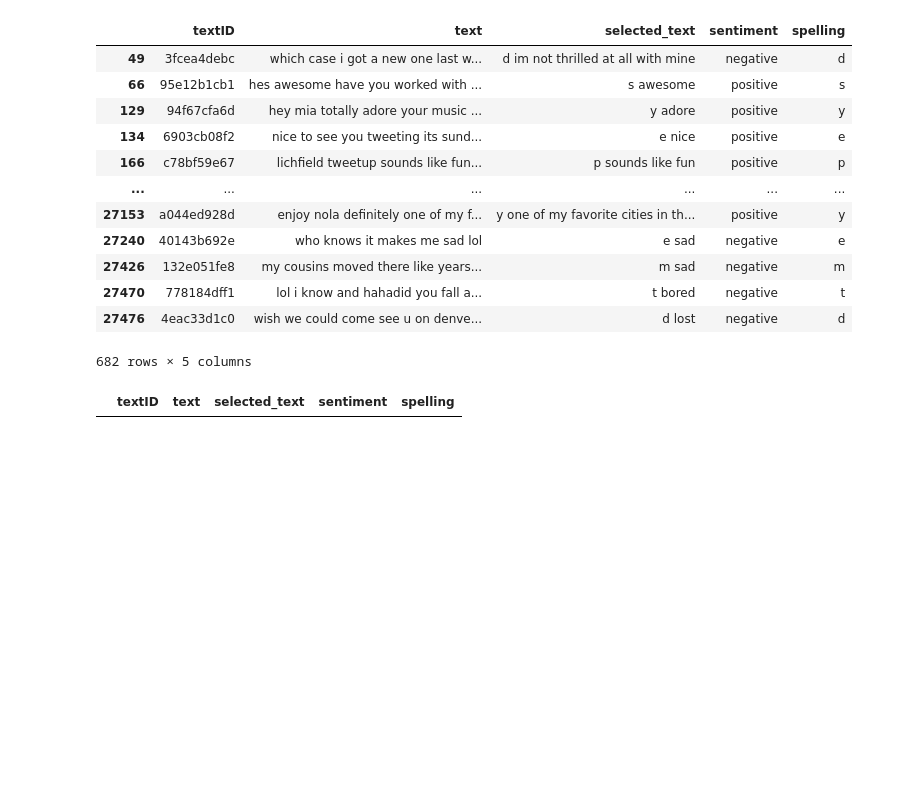
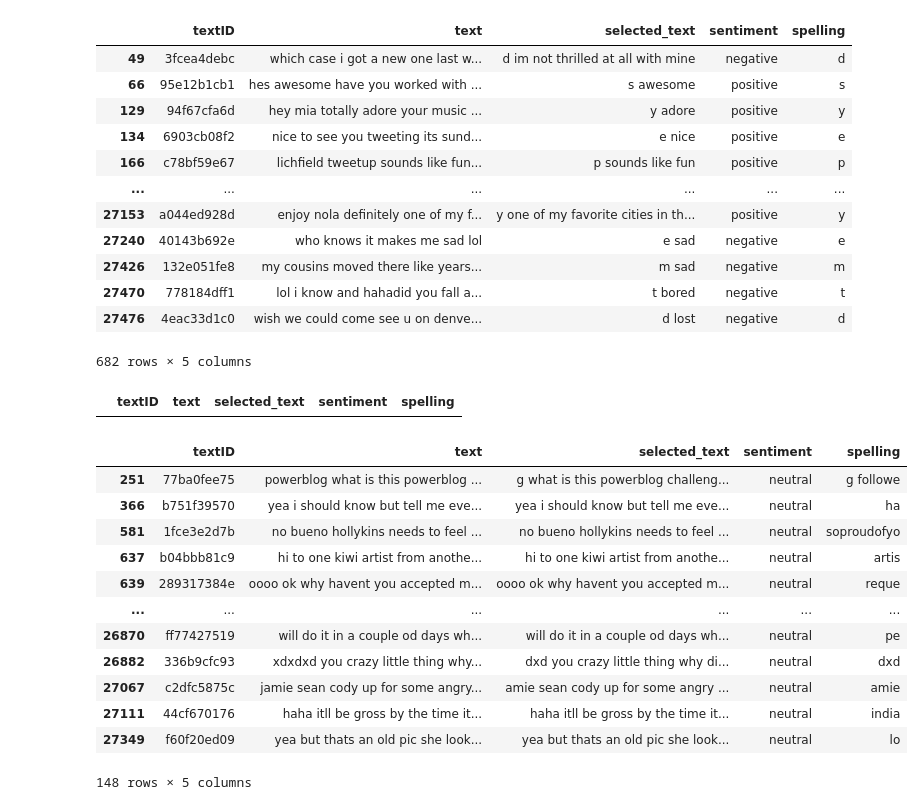
Before and after one commit to methasantosa/KaggleCompetition, a Jupyter notebook: tweet-sentiment-extraction-1.ipynb, the cells around one changed output. Drawn from its saved outputs; the diff is of its cells as text; code cells hidden in the pictures; blank space fills up the shorter version.

Commit message:
Kaggle Notebook | Tweet Sentiment Extraction-1 | Version 6

```diff
--- a/tweet-sentiment-extraction-1.ipynb
+++ b/tweet-sentiment-extraction-1.ipynb
@@ -43,3 +37,6 @@ Note: you may need to restart the kernel to use updated packages.
+# %%
+#pip install fuzzywuzzy
+pd.set_option('display.max_colwidth', None)
 # %%
 train = pd.read_csv('/kaggle/input/tweet-sentiment-extraction/train.csv')
 test = pd.read_csv('/kaggle/input/tweet-sentiment-extraction/test.csv')
@@ -205,3 +202,19 @@ train['spelling']=train.apply(lambda x: wrong_words(x.text,x.selected_text),axis
 train[train['spelling'].apply(lambda x: len(x))==1]
 # %% [output]
 |  | textID | text | selected_text | sentiment | spelling |
+# %%
+train.loc[(train['spelling']!='++++') & (train['sentiment']=='neutral')]
+# %% [output]
+|  | textID | text | selected_text | sentiment | spelling |
+| 251 | 77ba0fee75 | powerblog what is this powerblog ... | g what is this powerblog challeng... | neutral | g followe |
+| 366 | b751f39570 | yea i should know but tell me eve... | yea i should know but tell me eve... | neutral | ha |
+| 581 | 1fce3e2d7b | no bueno hollykins needs to feel ... | no bueno hollykins needs to feel ... | neutral | soproudofyo |
+| 637 | b04bbb81c9 | hi to one kiwi artist from anothe... | hi to one kiwi artist from anothe... | neutral | artis |
+| 639 | 289317384e | oooo ok why havent you accepted m... | oooo ok why havent you accepted m... | neutral | reque |
+| ... | ... | ... | ... | ... | ... |
+| 26870 | ff77427519 | will do it in a couple od days wh... | will do it in a couple od days wh... | neutral | pe |
+| 26882 | 336b9cfc93 | xdxdxd you crazy little thing why... | dxd you crazy little thing why di... | neutral | dxd |
+| 27067 | c2dfc5875c | jamie sean cody up for some angry... | amie sean cody up for some angry ... | neutral | amie |
+| 27111 | 44cf670176 | haha itll be gross by the time it... | haha itll be gross by the time it... | neutral | india |
+| 27349 | f60f20ed09 | yea but thats an old pic she look... | yea but thats an old pic she look... | neutral | lo |
+148 rows × 5 columns
```
Also changed, not shown: parts of 1 cell of this notebook.
